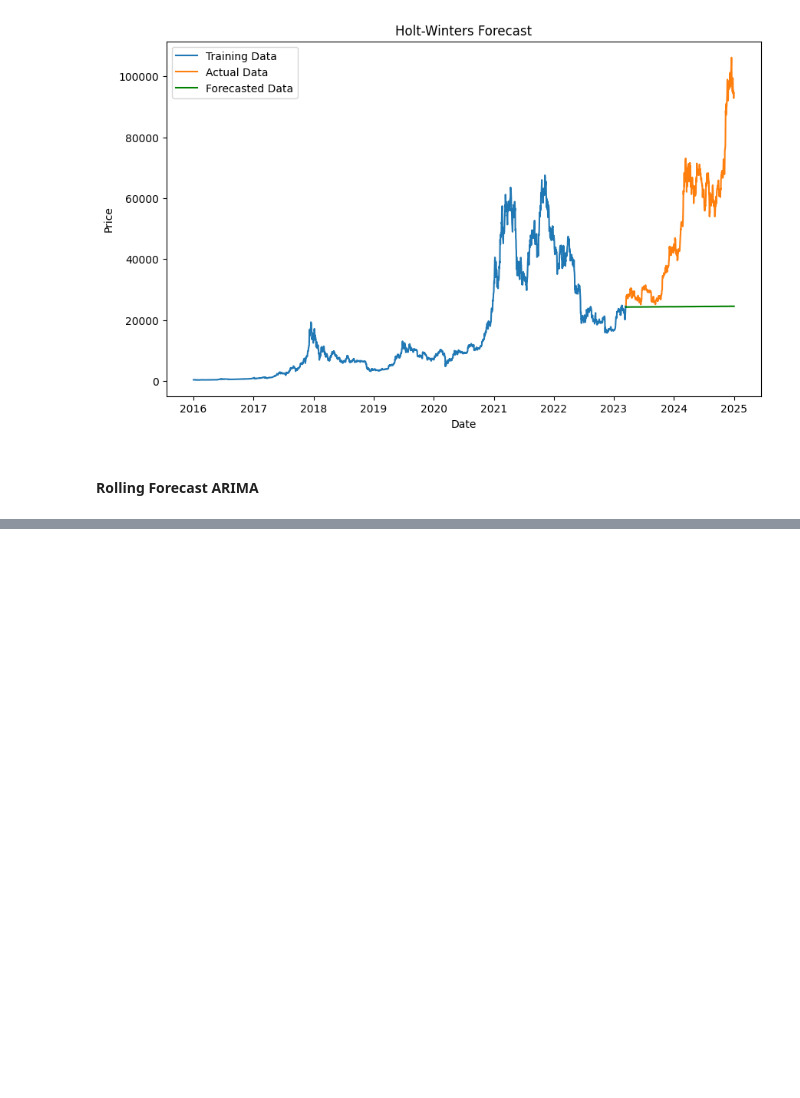
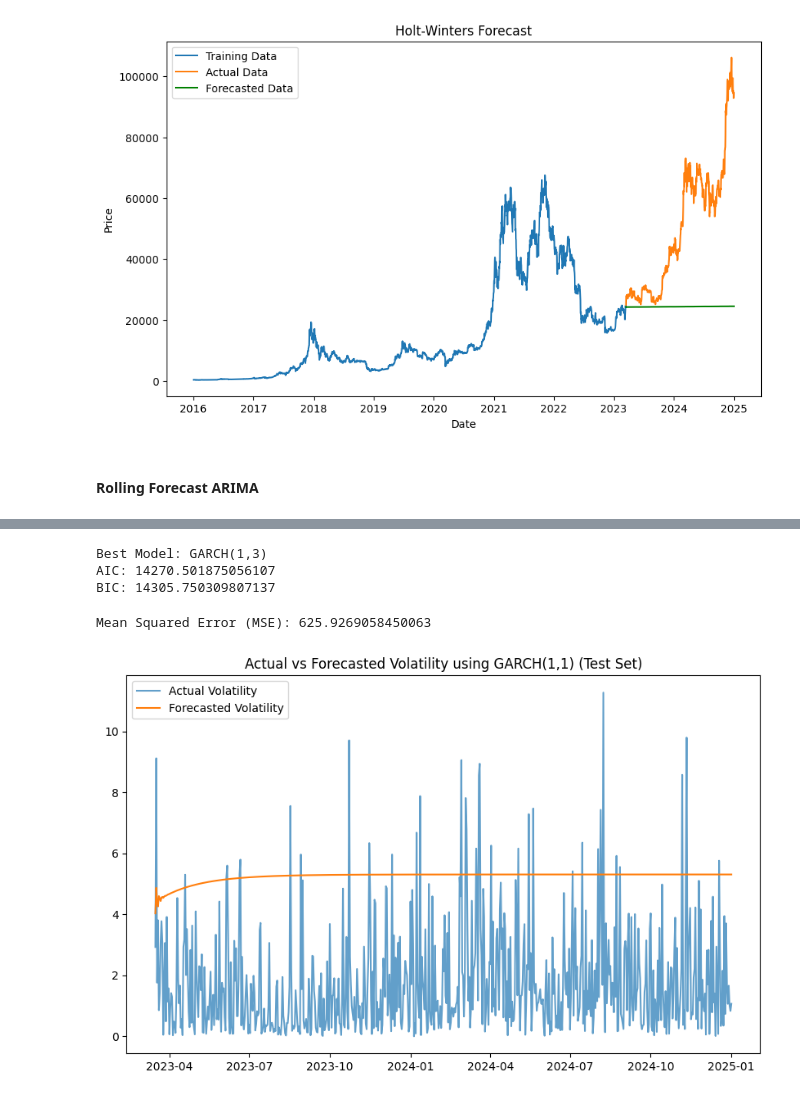
Before and after one commit to Jankiel-Predator/mmda_proj_btc, a Jupyter notebook: bitcoin copy.ipynb, the cells around one changed output, grey strips where cells are left out. Saved outputs shown, nothing was run; the diff lists cells and outputs as text; code cells hidden in the pictures; blank space fills up the shorter version.

Commit message:
z garchem

```diff
--- a/bitcoin copy.ipynb
+++ b/bitcoin copy.ipynb
@@ -701,0 +724,4 @@ Test RMSE: 1277.268
+# %%
+data_garch['Returns'] = (np.log(data_garch['Price'] / data_garch['Price'].shift(1))) *100
+data_garch.drop(columns=['Price', 'Close_Diff', 'Close_Log', 'Close_Log_Diff', 'SMA_7', 'SMA_30'], inplace=True)
+data_garch
@@ -701,0 +743,3 @@ Test RMSE: 1277.268
+# %%
+data_garch.fillna(method='bfill', inplace = True)
+data_garch
@@ -701,0 +761,59 @@ Test RMSE: 1277.268
+# %%
+train_size = int(len(data_garch) * 0.8)
+g_train, g_test = data_garch.iloc[:train_size], data_garch.iloc[train_size:]
+# %%
+#Finding the best model of GARCH
+
+
+p_values = [1, 2, 3]
+q_values = [1, 2, 3]
+
+best_aic = np.inf
+best_bic = np.inf
+best_model = None
+best_p, best_q = None, None
+
+for p in p_values:
+    for q in q_values:
+        try:
+            model = arch_model(g_train['Returns'], vol='Garch', p=p, q=q, mean='Constant')
+            model_fit = model.fit(disp='off')
+
+            if model_fit.aic < best_aic:
+                best_aic = model_fit.aic
+                best_bic = model_fit.bic
+                best_model = model_fit
+                best_p, best_q = p, q
+
+        except Exception as e:
+            print(f"Error fitting GARCH({p},{q}): {e}")
+
+print(f"Best Model: GARCH({best_p},{best_q})")
+print(f"AIC: {best_aic}")
+print(f"BIC: {best_bic}")
+# %% [output]
+Best Model: GARCH(1,3)
+AIC: 14270.501875056107
+BIC: 14305.750309807137
+# %%
+model = arch_model(g_train['Returns'], vol='Garch', p=1, q=3, mean='Constant', dist='normal')
+fit = model.fit(disp="off")
+
+horizon = len(g_test['Returns'])
+forecast = fit.forecast(horizon=horizon, reindex=False)
+forecasted_volatility = np.sqrt(forecast.variance.values[-1])
+
+actual_volatility = g_test['Returns']**2  # Use squared returns as a proxy for realized variance
+mse = mean_squared_error(actual_volatility, forecasted_volatility**2)  # Compare variances
+print(f"Mean Squared Error (MSE): {mse}")
+# %% [output]
+Mean Squared Error (MSE): 625.9269058450063
+# %%
+plt.figure(figsize=(10, 6))
+plt.plot(g_test.index,  np.sqrt(actual_volatility), label="Actual Volatility", alpha=0.7)
+plt.plot(g_test.index, forecasted_volatility, label="Forecasted Volatility")
+plt.title("Actual vs Forecasted Volatility using GARCH(1,1) (Test Set)")
+plt.legend()
+plt.show()
+# %% [output]
+[figure, added]
```
Also changed, not shown: parts of 14 cells of this notebook.
